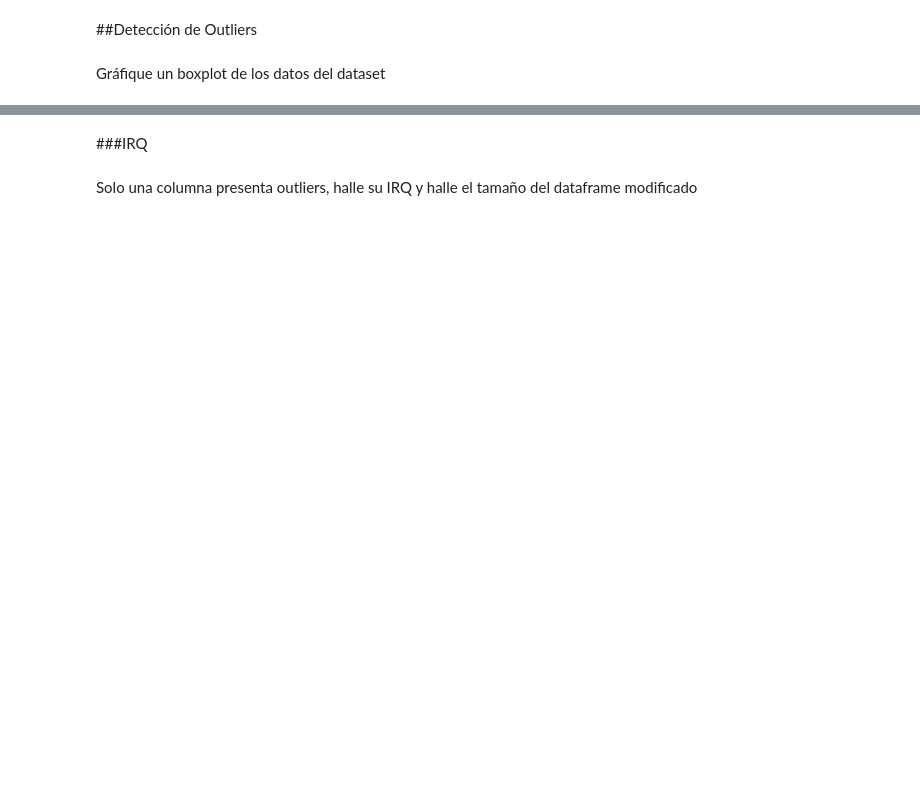
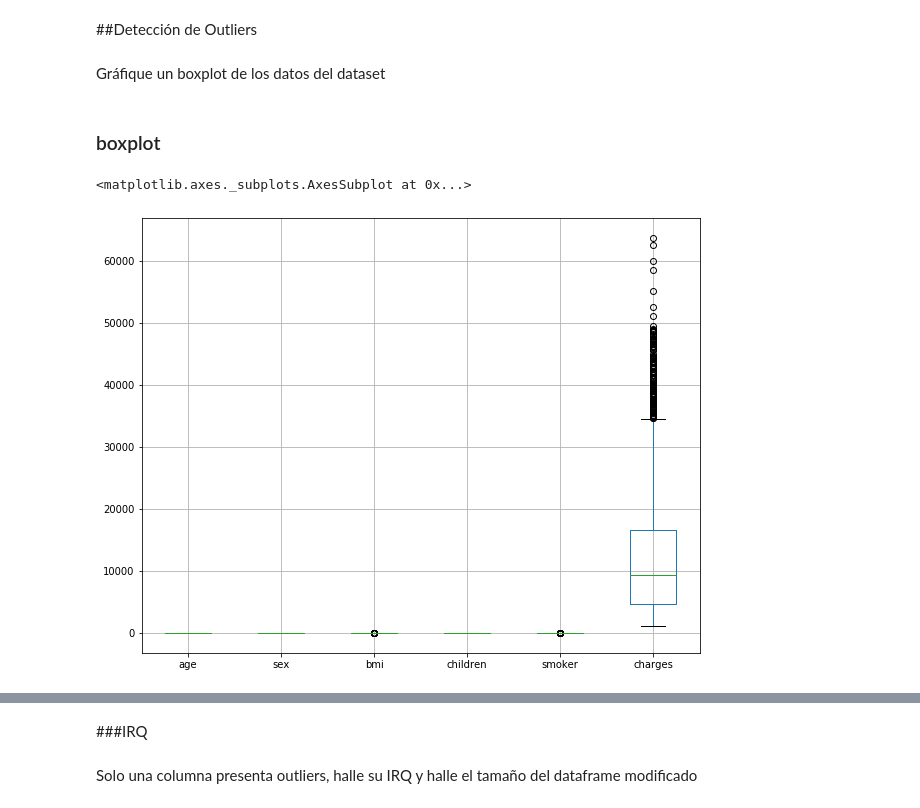
Before and after one commit to jons255-p/Python_Machi_Learning_Sta_Anita, a Jupyter notebook: clase_10_Clase regresion logistica/Tarea Regresion Lineal/Medical_Cost_Personal_Dataset.ipynb, the cells around one changed output, grey strips where cells are left out. Saved outputs shown, nothing was run; the diff lists cells and outputs as text; code cells hidden in the pictures; blank space fills up the shorter version.

```diff
--- a/clase_10_Clase regresion logistica/Tarea Regresion Lineal/Medical_Cost_Personal_Dataset.ipynb
+++ b/clase_10_Clase regresion logistica/Tarea Regresion Lineal/Medical_Cost_Personal_Dataset.ipynb
@@ -24,0 +29,5 @@ Algunas columnas se deben convertir a datos numericos
+# %%
+
+lSex= preprocessing.LabelEncoder()
+lSex = lSex.fit(df['sex'])
+df['sex'] = lSex.transform(df['sex'])
@@ -26,0 +56,4 @@ df.head()
+# %%
+lsmoker= preprocessing.LabelEncoder()
+lsmoker = lsmoker.fit(df['smoker'])
+df['smoker'] = lsmoker.transform(df['smoker'])
@@ -26,0 +82,4 @@ df.head()
+# %%
+lregion= preprocessing.LabelEncoder()
+lregion = lregion.fit(df['region'])
+df['region'] = lregion.transform(df['region'])
@@ -28,3 +109,10 @@ df.head()
 ##Detección de Outliers
 # %% [markdown]
 Gráfique un boxplot de los datos del dataset
+# %% [markdown]
+### boxplot
+# %%
+df.drop("region",axis=1).boxplot(figsize=(10,8))
+# %% [output]
+<matplotlib.axes._subplots.AxesSubplot at 0x...>
+[figure, added]
```
Also changed, not shown: parts of 30 cells of this notebook.
